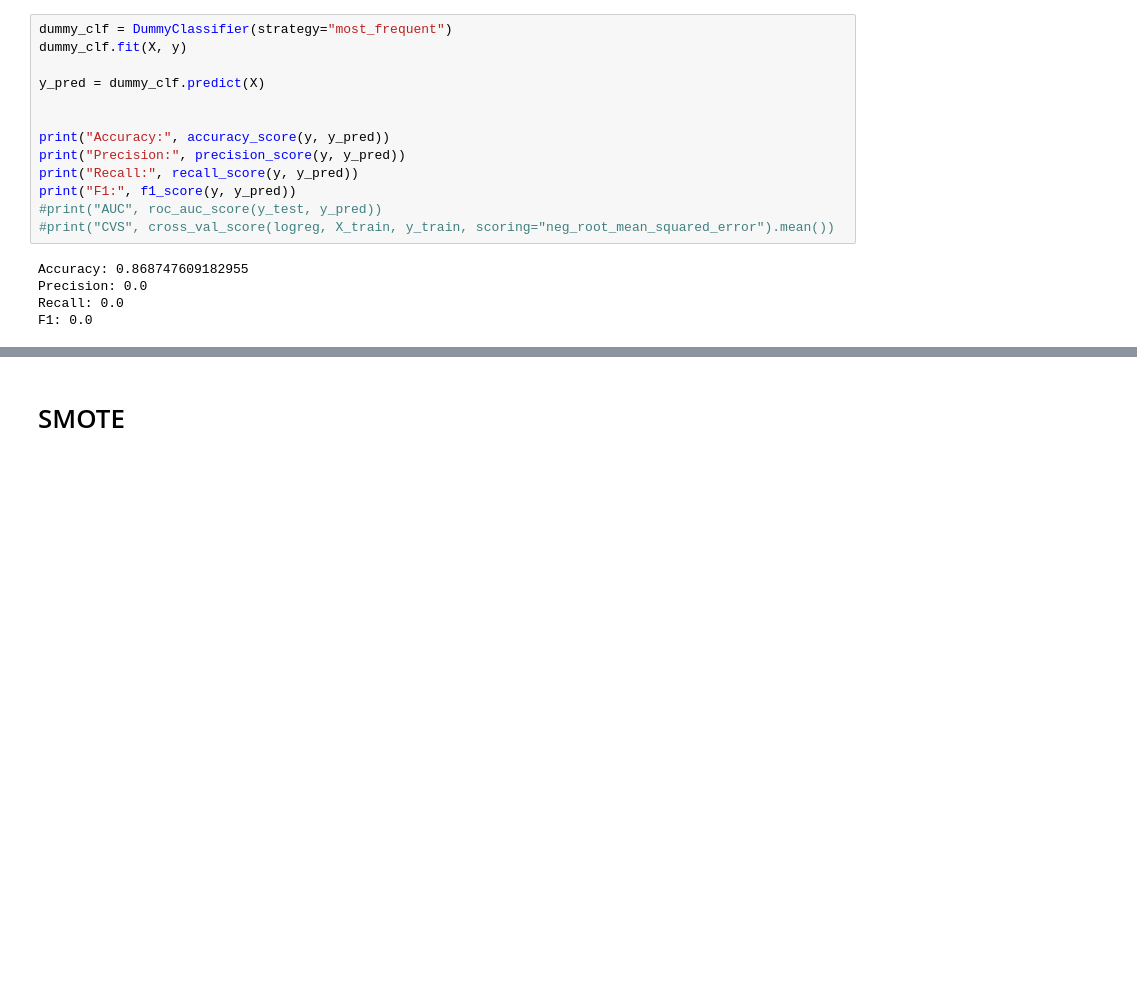
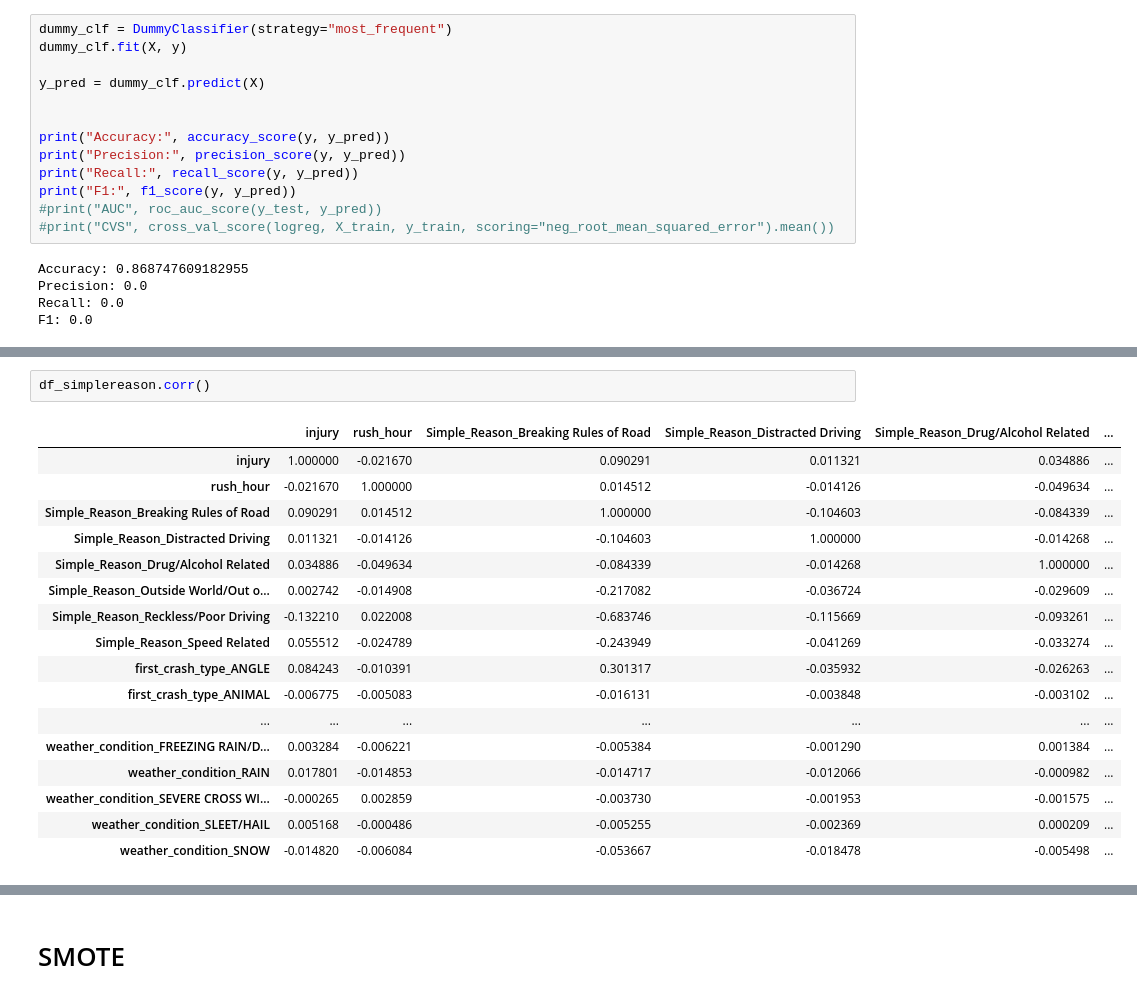
Before and after one commit to rhk48/chicago-cars, a Jupyter notebook: bleepbloop.ipynb, the cells around one changed output, grey strips where cells are left out. Cells and saved outputs as stored; diff of their text form; blank space fills up the shorter version.

```diff
--- a/bleepbloop.ipynb
+++ b/bleepbloop.ipynb
@@ -915,0 +1179,20 @@ df1
+# %%
+df_simplereason.corr()
+# %% [output]
+|  | injury | rush_hour | Simple_Reason_Breaking Rules of Road | Simple_Reason_Distracted Driving | Simple_Reason_Drug/Alcohol Related | ... |
+| injury | 1.000000 | -0.021670 | 0.090291 | 0.011321 | 0.034886 | ... |
+| rush_hour | -0.021670 | 1.000000 | 0.014512 | -0.014126 | -0.049634 | ... |
+| Simple_Reason_Breaking Rules of Road | 0.090291 | 0.014512 | 1.000000 | -0.104603 | -0.084339 | ... |
+| Simple_Reason_Distracted Driving | 0.011321 | -0.014126 | -0.104603 | 1.000000 | -0.014268 | ... |
+| Simple_Reason_Drug/Alcohol Related | 0.034886 | -0.049634 | -0.084339 | -0.014268 | 1.000000 | ... |
+| Simple_Reason_Outside World/Out o... | 0.002742 | -0.014908 | -0.217082 | -0.036724 | -0.029609 | ... |
+| Simple_Reason_Reckless/Poor Driving | -0.132210 | 0.022008 | -0.683746 | -0.115669 | -0.093261 | ... |
+| Simple_Reason_Speed Related | 0.055512 | -0.024789 | -0.243949 | -0.041269 | -0.033274 | ... |
+| first_crash_type_ANGLE | 0.084243 | -0.010391 | 0.301317 | -0.035932 | -0.026263 | ... |
+| first_crash_type_ANIMAL | -0.006775 | -0.005083 | -0.016131 | -0.003848 | -0.003102 | ... |
+| ... | ... | ... | ... | ... | ... | ... |
+| weather_condition_FREEZING RAIN/D... | 0.003284 | -0.006221 | -0.005384 | -0.001290 | 0.001384 | ... |
+| weather_condition_RAIN | 0.017801 | -0.014853 | -0.014717 | -0.012066 | -0.000982 | ... |
+| weather_condition_SEVERE CROSS WI... | -0.000265 | 0.002859 | -0.003730 | -0.001953 | -0.001575 | ... |
+| weather_condition_SLEET/HAIL | 0.005168 | -0.000486 | -0.005255 | -0.002369 | 0.000209 | ... |
+| weather_condition_SNOW | -0.014820 | -0.006084 | -0.053667 | -0.018478 | -0.005498 | ... |
```
Also changed, not shown: parts of 49 cells of this notebook.
